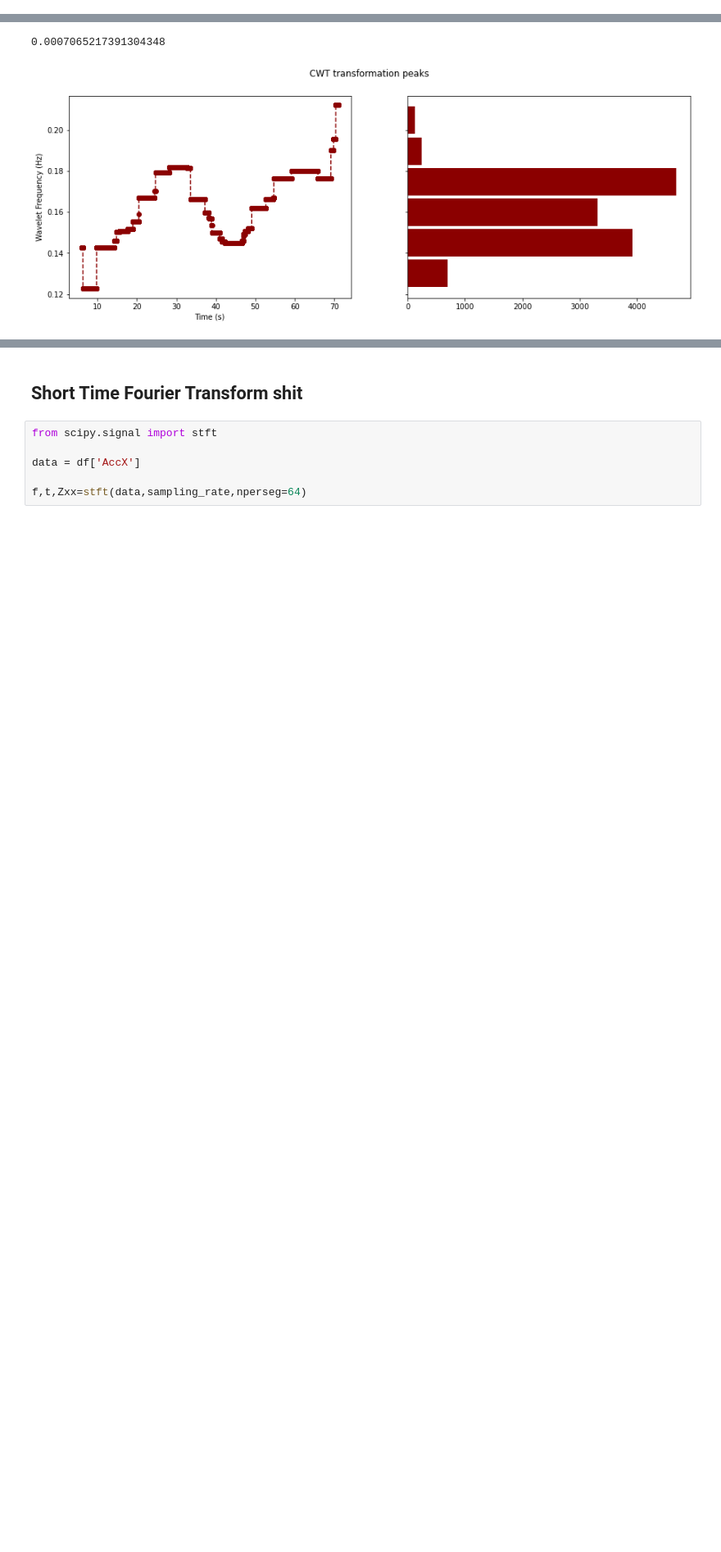
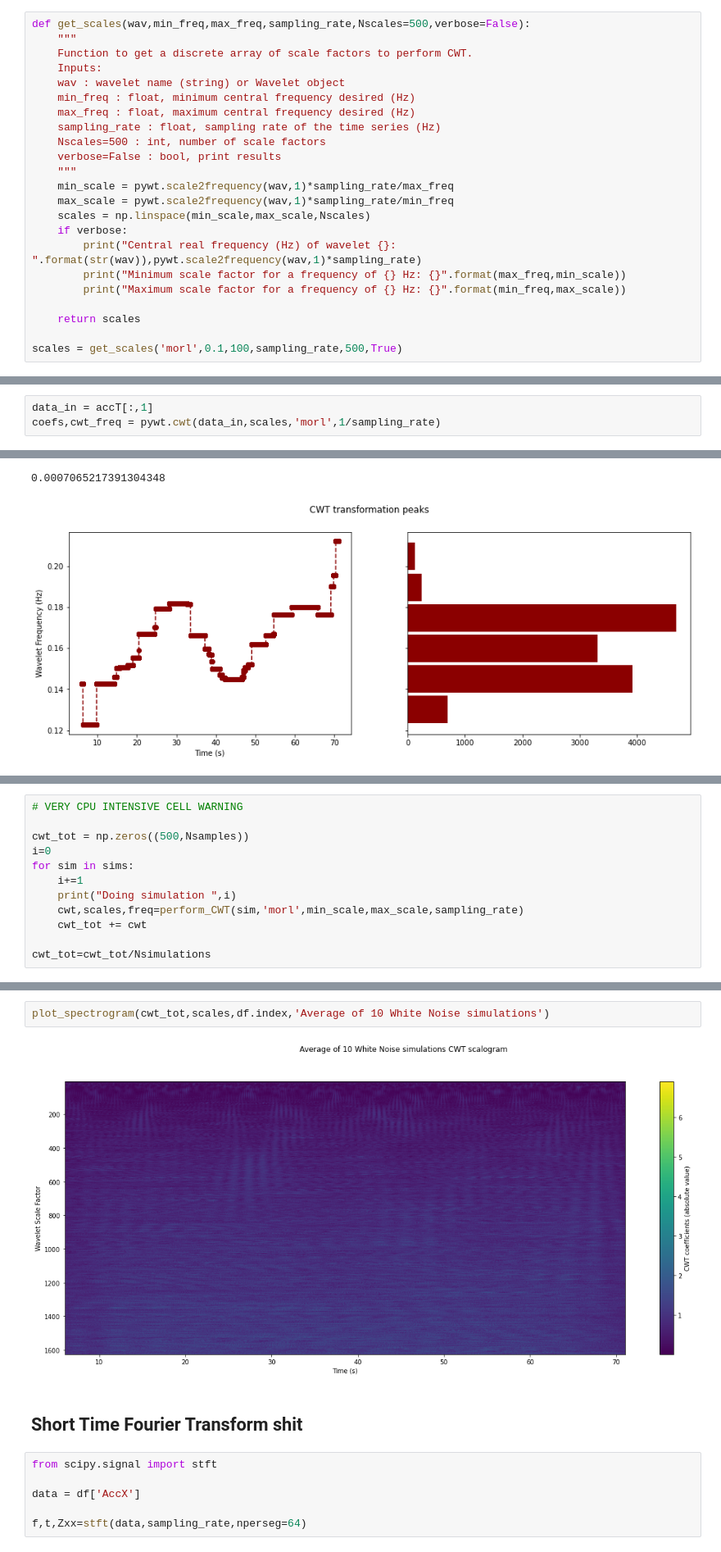
Before and after one commit to zanocrate/LCP_projects_Y4, a Jupyter notebook: Project.ipynb, the cells around one changed output, grey strips where cells are left out. Shown at 82% size. Cells and saved outputs as stored; diff of their text form; blank space fills up the shorter version.

```diff
--- a/Project.ipynb
+++ b/Project.ipynb
@@ -459,0 +411,23 @@ def plot_spectrogram(coefs,scales,t_series,name,absolute=True,cmap='viridis',pea
+# %%
+def get_scales(wav,min_freq,max_freq,sampling_rate,Nscales=500,verbose=False):
+    """
+    Function to get a discrete array of scale factors to perform CWT.
+    Inputs:
+    wav : wavelet name (string) or Wavelet object
+    min_freq : float, minimum central frequency desired (Hz)
+    max_freq : float, maximum central frequency desired (Hz)
+    sampling_rate : float, sampling rate of the time series (Hz)
+    Nscales=500 : int, number of scale factors
+    verbose=False : bool, print results
+    """
+    min_scale = pywt.scale2frequency(wav,1)*sampling_rate/max_freq
+    max_scale = pywt.scale2frequency(wav,1)*sampling_rate/min_freq
+    scales = np.linspace(min_scale,max_scale,Nscales)
+    if verbose:
+        print("Central real frequency (Hz) of wavelet {}: ".format(str(wav)),pywt.scale2frequency(wav,1)*sampling_rate)
+        print("Minimum scale factor for a frequency of {} Hz: {}".format(max_freq,min_scale))
+        print("Maximum scale factor for a frequency of {} Hz: {}".format(min_freq,max_scale))
+
+    return scales
+
+scales = get_scales('morl',0.1,100,sampling_rate,500,True)
@@ -459,0 +440,3 @@ def plot_spectrogram(coefs,scales,t_series,name,absolute=True,cmap='viridis',pea
+# %%
+data_in = accT[:,1]
+coefs,cwt_freq = pywt.cwt(data_in,scales,'morl',1/sampling_rate)
@@ -551,0 +585,12 @@ plt.show()
+# %%
+# VERY CPU INTENSIVE CELL WARNING
+
+cwt_tot = np.zeros((500,Nsamples))
+i=0
+for sim in sims:
+    i+=1
+    print("Doing simulation ",i)
+    cwt,scales,freq=perform_CWT(sim,'morl',min_scale,max_scale,sampling_rate)
+    cwt_tot += cwt
+
+cwt_tot=cwt_tot/Nsimulations
@@ -552,3 +608,7 @@ plt.show()
+# %%
+plot_spectrogram(cwt_tot,scales,df.index,'Average of 10 White Noise simulations')
+# %% [output]
+[figure, added]
 # %% [markdown]
 ## Short Time Fourier Transform shit
 # %%
```
Also changed, not shown: parts of 14 cells of this notebook.
